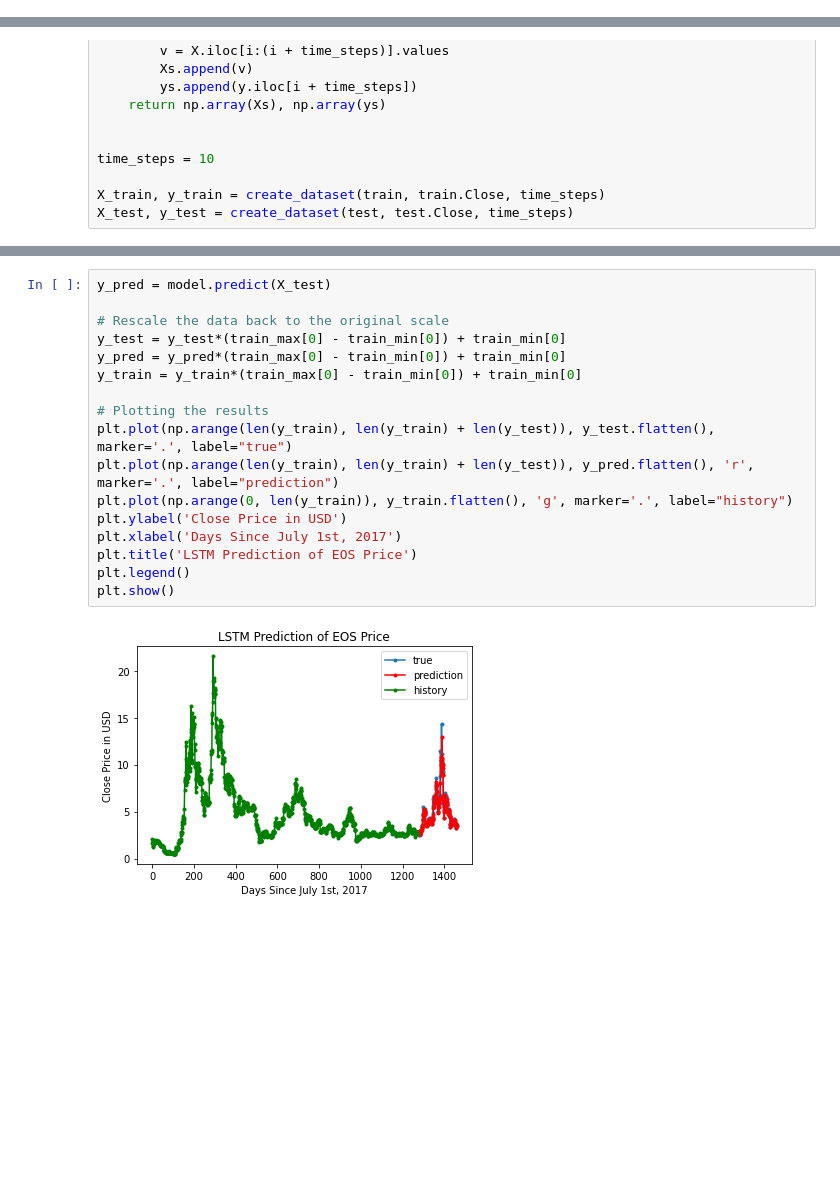
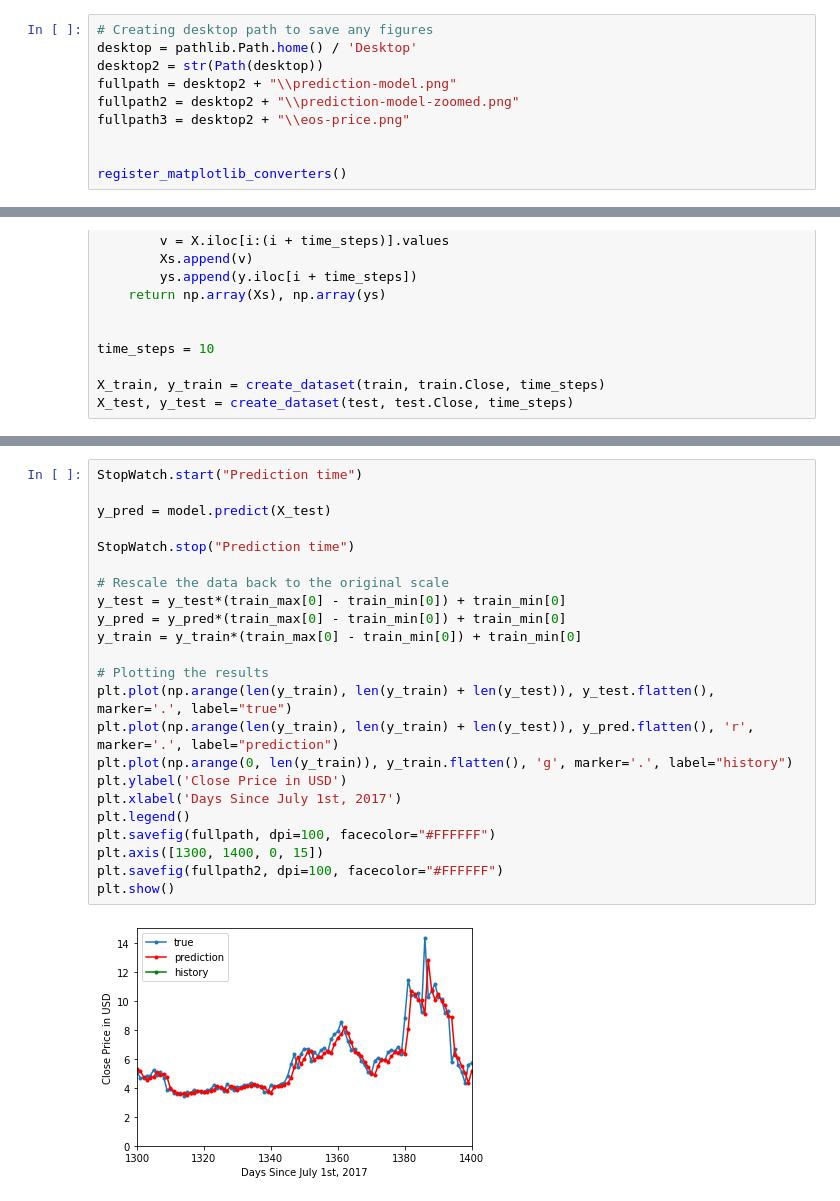
Before and after one commit to cybertraining-dsc/su21-reu-361, a Jupyter notebook: project/code/yfinance-lstm.ipynb, the cells around one changed output, grey strips where cells are left out. Cells and saved outputs as stored; diff of their text form; blank space fills up the shorter version.

```diff
--- a/project/code/yfinance-lstm.ipynb
+++ b/project/code/yfinance-lstm.ipynb
@@ -10 +13,11 @@ register_matplotlib_converters()
+# %%
+# Creating desktop path to save any figures
+desktop = pathlib.Path.home() / 'Desktop'
+desktop2 = str(Path(desktop))
+fullpath = desktop2 + "\\prediction-model.png"
+fullpath2 = desktop2 + "\\prediction-model-zoomed.png"
+fullpath3 = desktop2 + "\\eos-price.png"
+
+
+register_matplotlib_converters()
 # %%
@@ -123,19 +139,25 @@ plt.show()
 # %%
+StopWatch.start("Prediction time")
+
 y_pred = model.predict(X_test)
+
+StopWatch.stop("Prediction time")
 
 # Rescale the data back to the original scale
 y_test = y_test*(train_max[0] - train_min[0]) + train_min[0]
 y_pred = y_pred*(train_max[0] - train_min[0]) + train_min[0]
 y_train = y_train*(train_max[0] - train_min[0]) + train_min[0]
 
 # Plotting the results
 plt.plot(np.arange(len(y_train), len(y_train) + len(y_test)), y_test.flatten(), marker='.', label="true")
 plt.plot(np.arange(len(y_train), len(y_train) + len(y_test)), y_pred.flatten(), 'r', marker='.', label="prediction")
 plt.plot(np.arange(0, len(y_train)), y_train.flatten(), 'g', marker='.', label="history")
 plt.ylabel('Close Price in USD')
 plt.xlabel('Days Since July 1st, 2017')
-plt.title('LSTM Prediction of EOS Price')
 plt.legend()
+plt.savefig(fullpath, dpi=100, facecolor="#FFFFFF")
+plt.axis([1300, 1400, 0, 15])
+plt.savefig(fullpath2, dpi=100, facecolor="#FFFFFF")
 plt.show()
 # %% [output]
-[figure, old version]
+[figure, new version]
```
Also changed, not shown: parts of 7 cells of this notebook, 1 other file.
